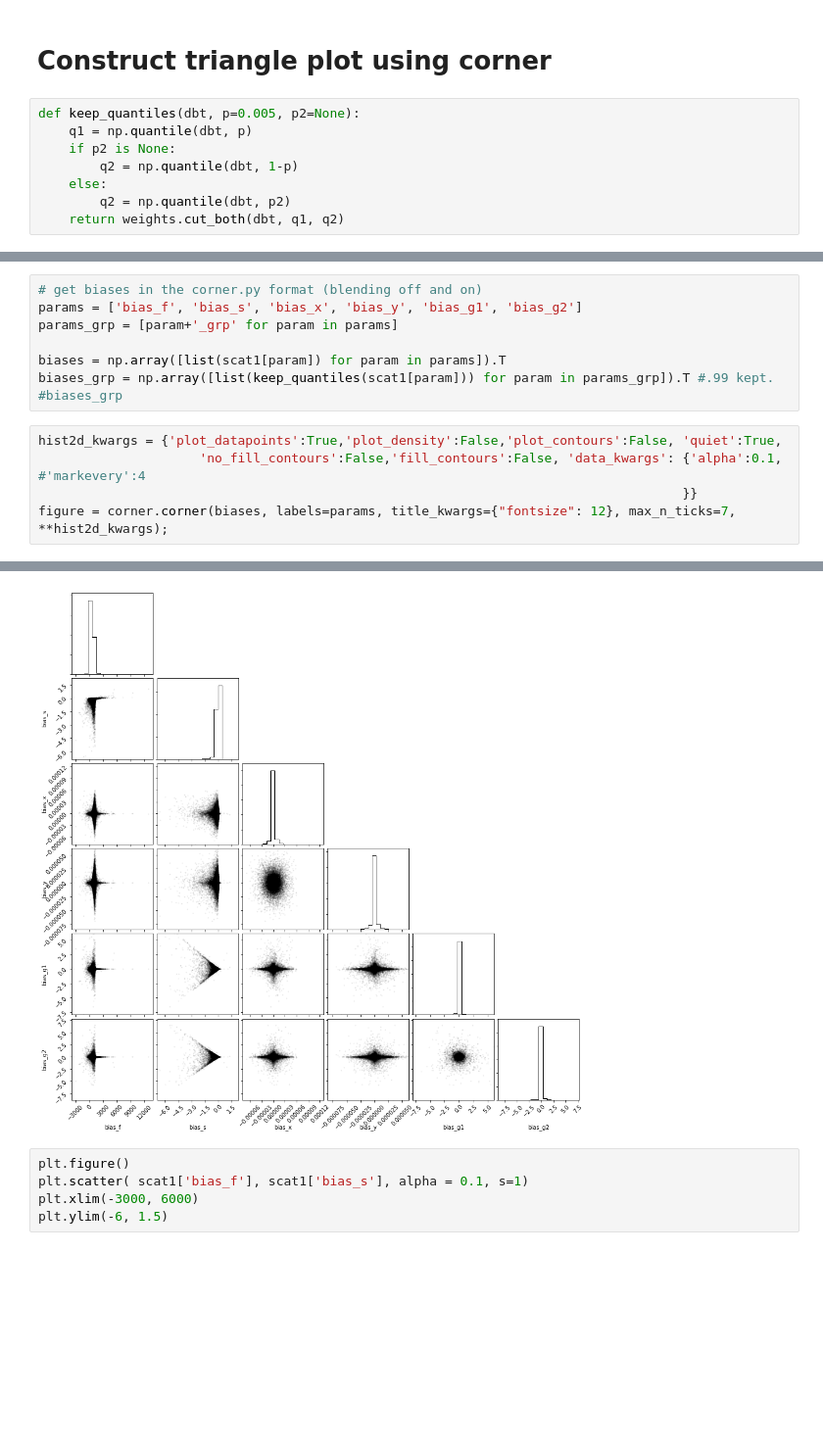
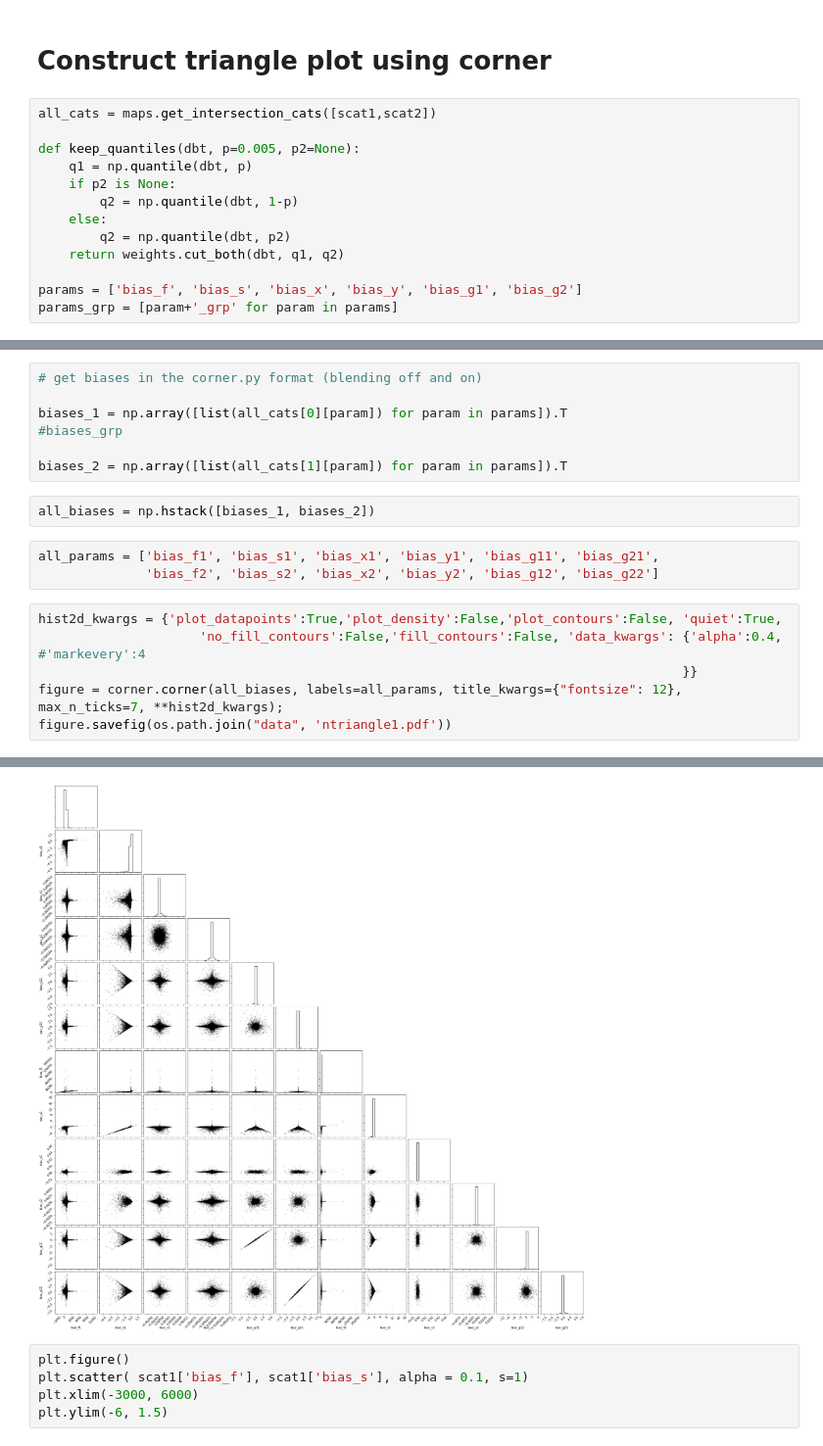
Before and after one commit to ismael-mendoza/wld_code, a Jupyter notebook: mynotebooks/bias-triangle-plot1.ipynb, the cells around one changed output, grey strips where cells are left out. Shown at 98% size. Cells and saved outputs as stored; diff of their text form; blank space fills up the shorter version.

Commit message:
added some new foldres like params

```diff
--- a/mynotebooks/bias-triangle-plot1.ipynb
+++ b/mynotebooks/bias-triangle-plot1.ipynb
@@ -49,6 +59,8 @@ retrieving zero shear cat from default step size catalogue...
 # %% [markdown]
 # Construct triangle plot using corner
 # %%
+all_cats = maps.get_intersection_cats([scat1,scat2])
+
 def keep_quantiles(dbt, p=0.005, p2=None):
     q1 = np.quantile(dbt, p)
     if p2 is None:
@@ -56,3 +68,6 @@ def keep_quantiles(dbt, p=0.005, p2=None):
     else:
         q2 = np.quantile(dbt, p2)
     return weights.cut_both(dbt, q1, q2)
+
+params = ['bias_f', 'bias_s', 'bias_x', 'bias_y', 'bias_g1', 'bias_g2']
+params_grp = [param+'_grp' for param in params]
@@ -59,16 +76,21 @@ def keep_quantiles(dbt, p=0.005, p2=None):
 # %%
 # get biases in the corner.py format (blending off and on)
-params = ['bias_f', 'bias_s', 'bias_x', 'bias_y', 'bias_g1', 'bias_g2']
-params_grp = [param+'_grp' for param in params]
 
-biases = np.array([list(scat1[param]) for param in params]).T
-biases_grp = np.array([list(keep_quantiles(scat1[param])) for param in params_grp]).T #.99 kept.
+biases_1 = np.array([list(all_cats[0][param]) for param in params]).T
 #biases_grp
+
+biases_2 = np.array([list(all_cats[1][param]) for param in params]).T
+# %%
+all_biases = np.hstack([biases_1, biases_2])
+# %%
+all_params = ['bias_f1', 'bias_s1', 'bias_x1', 'bias_y1', 'bias_g11', 'bias_g21',
+              'bias_f2', 'bias_s2', 'bias_x2', 'bias_y2', 'bias_g12', 'bias_g22']
 # %%
 hist2d_kwargs = {'plot_datapoints':True,'plot_density':False,'plot_contours':False, 'quiet':True,
-                     'no_fill_contours':False,'fill_contours':False, 'data_kwargs': {'alpha':0.1, #'markevery':4
+                     'no_fill_contours':False,'fill_contours':False, 'data_kwargs': {'alpha':0.4, #'markevery':4
                                                                                     }}
-figure = corner.corner(biases, labels=params, title_kwargs={"fontsize": 12}, max_n_ticks=7, **hist2d_kwargs);
+figure = corner.corner(all_biases, labels=all_params, title_kwargs={"fontsize": 12}, max_n_ticks=7, **hist2d_kwargs);
+figure.savefig(os.path.join("data", 'ntriangle1.pdf'))
 # %% [output]
 WARNING:root:Too few points to create valid contours
 WARNING:root:Too few points to create valid contours
@@ -88,4 +112,4 @@ WARNING:root:Too few points to create valid contours
-[figure, old version]
+[figure, new version]
 # %%
 plt.figure()
 plt.scatter( scat1['bias_f'], scat1['bias_s'], alpha = 0.1, s=1)
```
Also changed, not shown: parts of 7 cells of this notebook, 16 other files.
